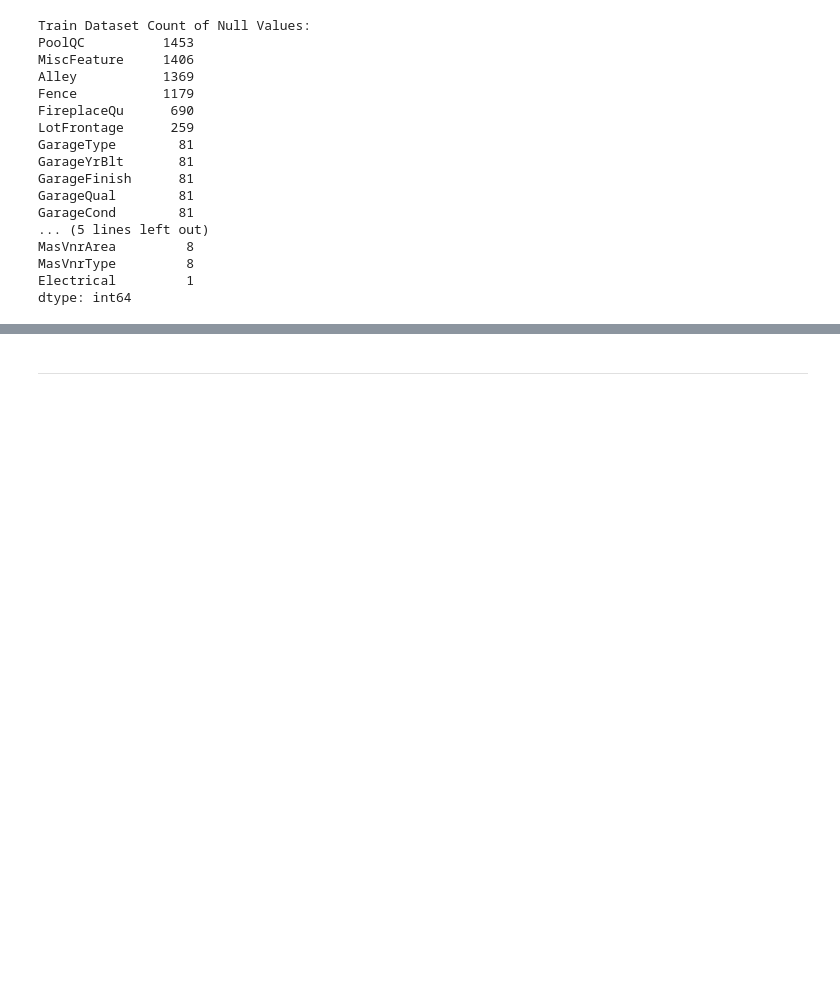
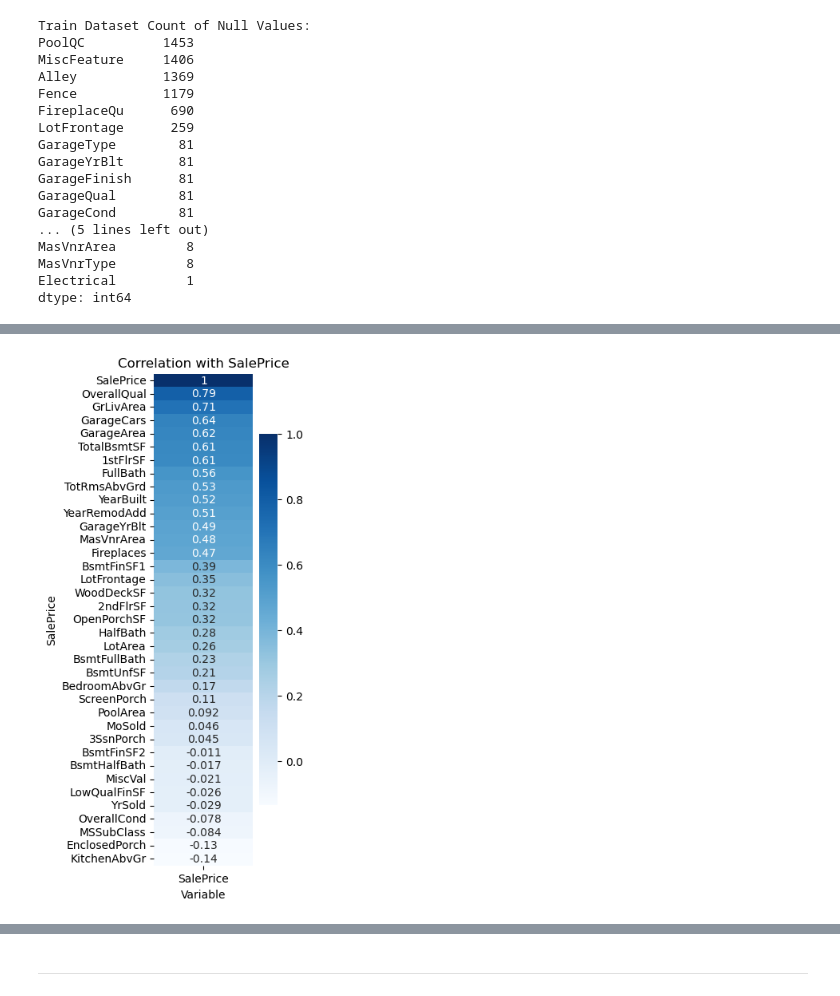
Before and after one commit to wchung1209/predicting_house_prices_ml_models, a Jupyter notebook: code/code.ipynb, the cells around one changed output, grey strips where cells are left out. Cells and saved outputs as stored; diff of their text form; code cells hidden in the pictures; blank space fills up the shorter version.

```diff
--- a/code/code.ipynb
+++ b/code/code.ipynb
@@ -144,0 +224,16 @@ plt.show()
+# %%
+# Correlations
+corr_matrix = numeric_cols.corr()
+
+# Correlations with SalePrice, sorted by descending order
+corr_matrix_SalePrice = corr_matrix['SalePrice'].sort_values(ascending=False)
+
+# Plot correlation
+plt.figure(figsize=(2,8))
+sns.heatmap(corr_matrix_SalePrice.to_frame(), cmap='Blues', annot=True)
+plt.title('Correlation with SalePrice')
+plt.xlabel('Variable')
+plt.ylabel('SalePrice')
+plt.show()
+# %% [output]
+[figure, added]
```
Also changed, not shown: parts of 21 cells of this notebook.
